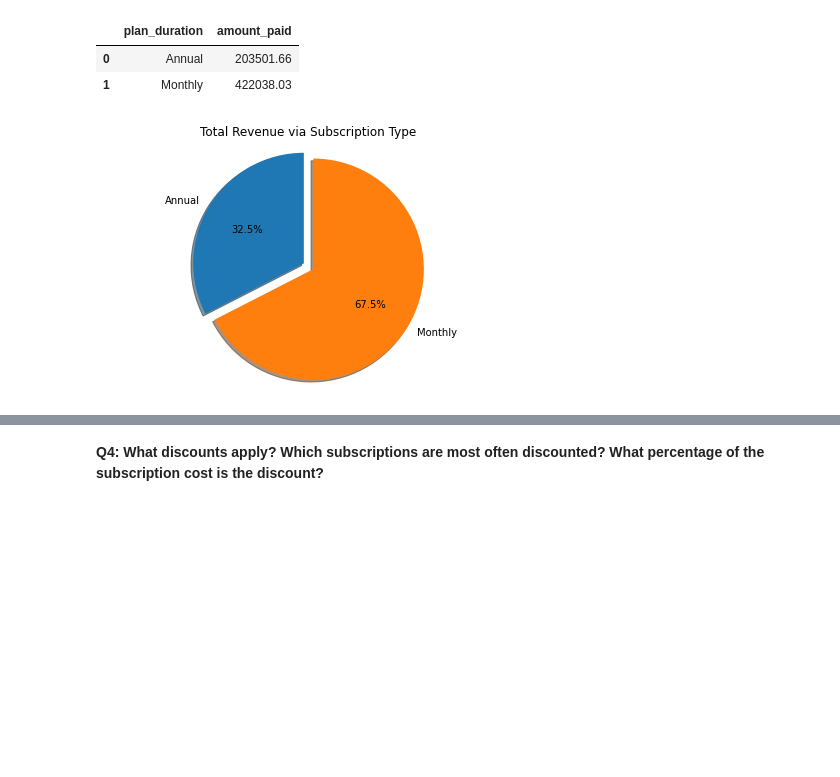
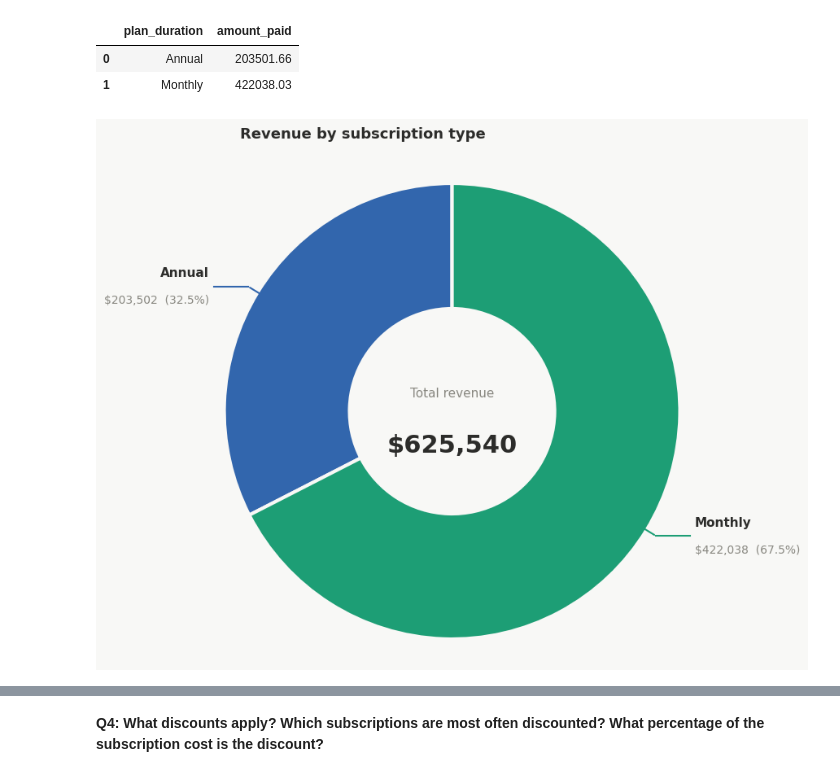
Before and after one commit to maxegorovpt/da_portfolio, a Jupyter notebook: 01_business_cases/adjust_video_service_ltv/video_service_ltv.ipynb, the cells around one changed output, grey strips where cells are left out. Drawn from its saved outputs; the diff is of its cells as text; code cells hidden in the pictures; blank space fills up the shorter version.

```diff
--- a/01_business_cases/adjust_video_service_ltv/video_service_ltv.ipynb
+++ b/01_business_cases/adjust_video_service_ltv/video_service_ltv.ipynb
@@ -253,14 +213,11 @@ subs_m
 # %%
-plt.figure(figsize=(10,5))
-x = subs_m['transaction_month']
-y1 = subs_m['Annual']
-y2 = subs_m['Monthly']
+df['transaction_month'] = df['transaction_month'].astype(str)  # add this line
 
-plt.title('Amount of Subscriptions Monthly')
-plt.plot(x, y1, marker='o', label = 'Annual')
-plt.plot(x, y2, marker='o', label = 'Monthly')
+subs_m = df.pivot_table(index='transaction_month',
+                        columns='plan_duration',
+                        values='invoice_id',
+                        aggfunc='count').reset_index()
 
-plt.legend(loc = 'center left')
-plt.grid()
-plt.show()
+subs_m['total'] = subs_m['Annual'] + subs_m['Monthly']
+subs_m
 # %% [output]
@@ -282,18 +279,64 @@ total_rev
 | 0 | Annual | 203501.66 |
 | 1 | Monthly | 422038.03 |
 # %%
-# Pie chart
-labels = total_rev['plan_duration']
-sizes = total_rev['amount_paid']
+labels = total_rev['plan_duration'].tolist()
+sizes  = total_rev['amount_paid'].tolist()
+total  = sum(sizes)
 
-explode = (0, 0.1)
-fig1, ax1 = plt.subplots()
-ax1.pie(sizes, explode=explode, labels=labels, autopct='%1.1f%%', shadow=True, startangle=90)
+COLORS  = ['#3266ad', '#1D9E75']
+BG      = '#f8f8f6'
+C_TEXT  = '#2C2C2A'
+C_MUTED = '#888780'
 
-ax1.axis('equal')
-plt.title('Total Revenue via Subscription Type')
-plt.tight_layout()
+fig, ax = plt.subplots(figsize=(8, 8))
+fig.patch.set_facecolor(BG)
+ax.set_facecolor(BG)
+
+wedges, _ = ax.pie(
+    sizes,
+    colors=COLORS,
+    startangle=90,
+    wedgeprops=dict(width=0.55, edgecolor=BG, linewidth=3),  # donut
+    pctdistance=0.75,
+)
+
+# center text
+ax.text(0, 0.08, 'Total revenue', ha='center', va='center',
+        fontsize=11, color=C_MUTED)
+ax.text(0, -0.15, f'${total:,.0f}', ha='center', va='center',
+        fontsize=22, fontweight='bold', color=C_TEXT)
+
+# custom outer labels with lines
+for i, (wedge, label, size) in enumerate(zip(wedges, labels, sizes)):
+    angle = (wedge.theta1 + wedge.theta2) / 2
+    rad   = np.deg2rad(angle)
+    x1, y1 = 0.65 * np.cos(rad), 0.65 * np.sin(rad)   # inner point
+    x2, y2 = 1.05 * np.cos(rad), 1.05 * np.sin(rad)   # outer point
+    x3     = x2 + (0.15 if x2 > 0 else -0.15)          # text anchor
+
+    ax.annotate(
+        '',
+        xy=(x2, y2), xytext=(x1, y1),
+        arrowprops=dict(arrowstyle='-', color=COLORS[i], lw=1.5)
+    )
+    ax.plot([x2, x3], [y2, y2], color=COLORS[i], lw=1.5)
+
+    ha = 'left' if x2 > 0 else 'right'
+    pct = size / total * 100
+    ax.text(x3 + (0.02 if x2 > 0 else -0.02), y2 + 0.06,
+            label, ha=ha, va='center', fontsize=11,
+            fontweight='bold', color=C_TEXT)
+    ax.text(x3 + (0.02 if x2 > 0 else -0.02), y2 - 0.06,
+            f'${size:,.0f}  ({pct:.1f}%)', ha=ha, va='center',
+            fontsize=10, color=C_MUTED)
+
+ax.set_title('Revenue by subscription type', fontsize=13,
+             fontweight='bold', color=C_TEXT, pad=20, loc='left',
+             x=0.08)
+
+ax.set_xlim(-1.6, 1.6)
+ax.axis('equal')
 plt.show()
 # %% [output]
-[figure, old version]
+[figure, new version]
 # %%
```
Also changed, not shown: parts of 22 cells of this notebook.
